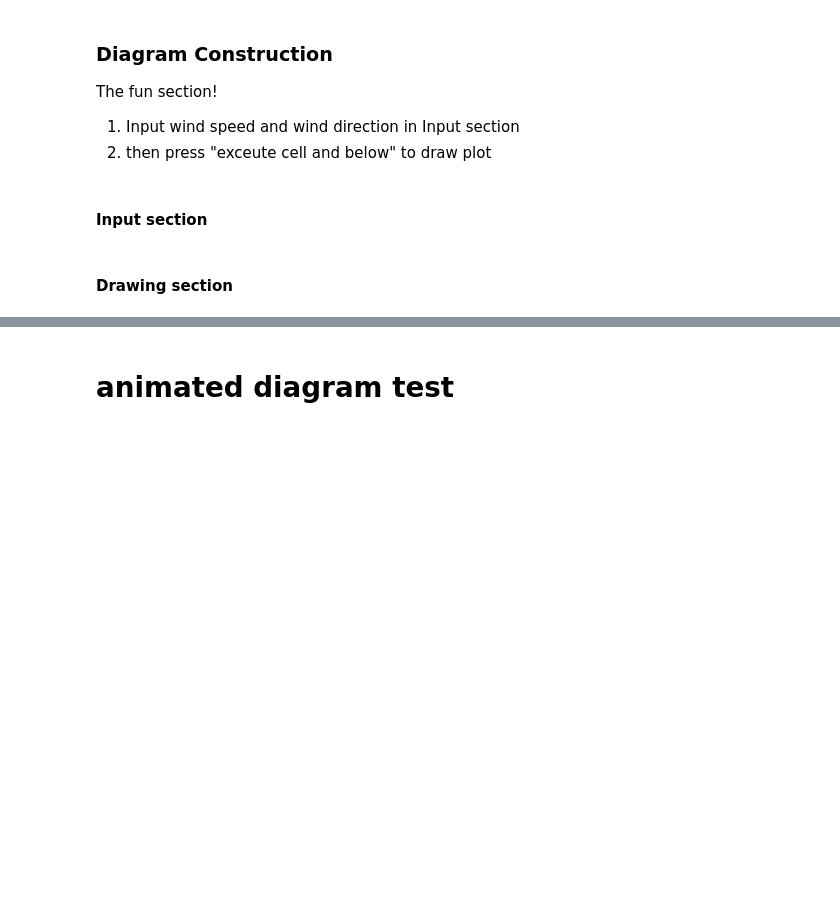
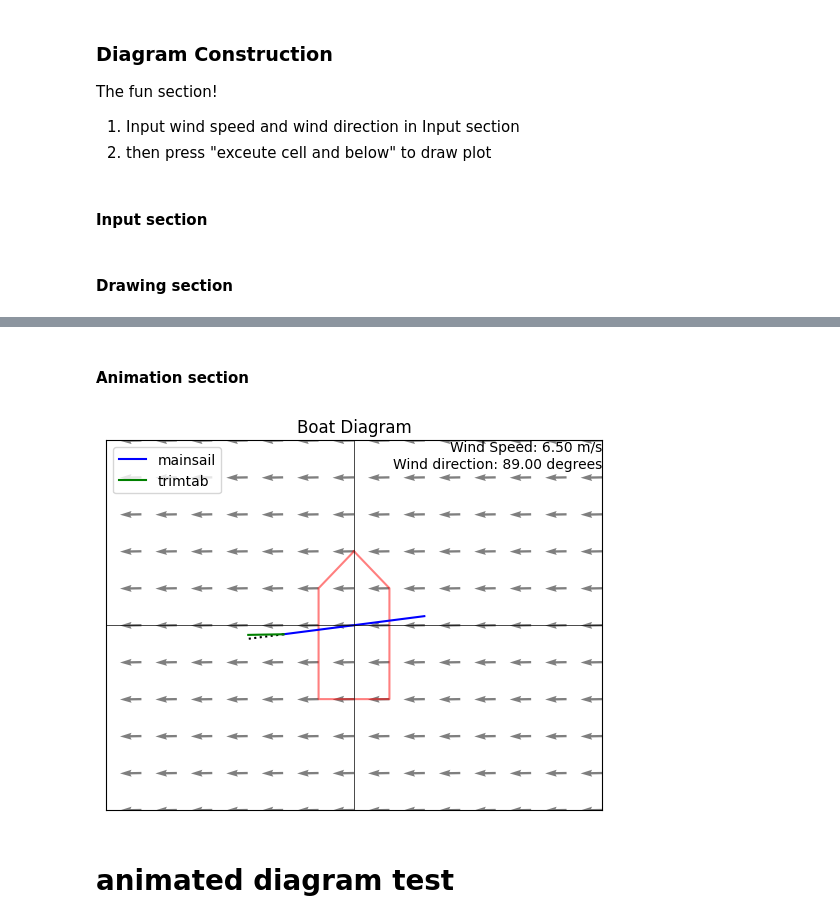
Before and after one commit to UBCSailbot/notebooks, a Jupyter notebook: controller/prototype_wingsail_controller.ipynb, the cells around one changed output, grey strips where cells are left out. Cells and saved outputs as stored; diff of their text form; code cells hidden in the pictures; blank space fills up the shorter version.

Commit message:
made animation section in notebook

```diff
--- a/controller/prototype_wingsail_controller.ipynb
+++ b/controller/prototype_wingsail_controller.ipynb
@@ -375,2 +400,40 @@ Trim tab angle:  9.99  degrees
+# %% [markdown]
+#### Animation section
+# %%
+import numpy as np
+import matplotlib.pyplot as plt
+from IPython.display import display, clear_output
+import time
+
+# Create data
+wind_direction = list(range(-90, 90, 1))
+apparent_wind_speed = 6.5
+
+
+# Display the animation
+for frame in range(len(wind_direction)):
+
+    # Determine trimtab angle
+    reynolds = compute_reynolds_number(apparent_wind_speed)
+    a = compute_angle_of_attack(reynolds, look_up_table)
+    t = compute_trim_tab_angle(a, wind_direction[frame])
+
+    # construction and manipulation of wingsail
+    wingsail = [[0, 2], [0, 0], [0, -2], [0, -3], [0, -2], [0, -3]]
+    wingsail = rotate_object_around_origin(wingsail, wind_direction[frame])
+    wingsail = rotate_trimtab(wingsail, t)
+    wingsail = rotate_object_around_origin(wingsail, -t)
+
+    # Drawing commands
+    drawWindField(wind_direction[frame])
+    drawBoat()
+    drawSail(wingsail)
+    drawValues(apparent_wind_speed, wind_direction[frame])
+    showPlot()
+
+    clear_output(wait=True)
+    time.sleep(0.00001)  # Adjust the sleep time if needed
+# %% [output]
+[figure, added]
 # %% [markdown]
 # animated diagram test
```
Also changed, not shown: parts of 4 cells of this notebook.
